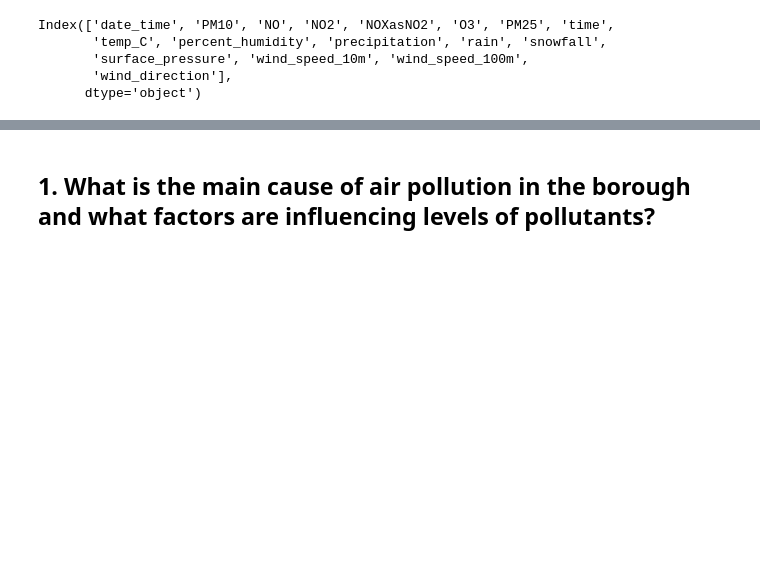
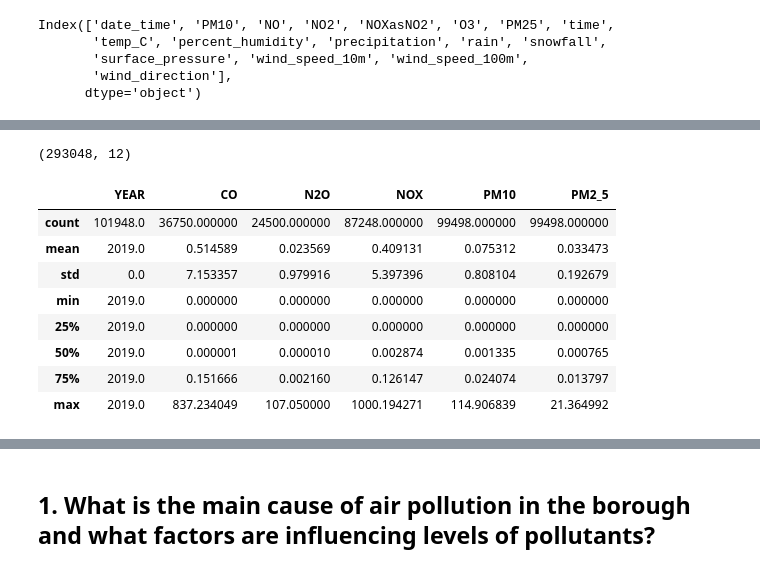
Before and after one commit to Frannerz/air_pollution_analysis, a Jupyter notebook: air_pollution_hammersmith.ipynb, the cells around one changed output, grey strips where cells are left out. Drawn from its saved outputs; the diff is of its cells as text; code cells hidden in the pictures; blank space fills up the shorter version.

```diff
--- a/air_pollution_hammersmith.ipynb
+++ b/air_pollution_hammersmith.ipynb
@@ -777,0 +826,4 @@ weather_aq_AQE.head()
+# %%
+# Changing all columns to upper case
+laei_df.columns = laei_df.columns.str.upper()
+laei_df.columns.values
@@ -777,0 +836,4 @@ weather_aq_AQE.head()
+# %%
+# Renaming PM2.5 column to remove '.'
+laei_df = laei_df.rename(columns = {'PM2.5':'PM2_5'})
+laei_df.columns.values
@@ -777,0 +846,5 @@ weather_aq_AQE.head()
+# %%
+# Removing columns not needed for analysis
+laei_df.drop(columns=['GRID ID 2019', 'LAEI 1KM2 ID', 'EASTING', 'NORTHING','BAP', 'CD', 'C4H6', 'C6H6', 'CH4', 'CO2', 'HC', 'HCL', 'HG', 'NH3', 'NMVOC', 'PB',
+                       'PCB', 'SO2'], inplace=True )
+laei_df.info()
@@ -777,0 +871,27 @@ weather_aq_AQE.head()
+# %%
+# Removing rows not needed for analysis
+
+# We will not be looking at data fo 2025 and 2030 and also data for NON-GLA
+
+laei_df.shape #check intial number of records(rows)
+
+laei_df = laei_df.loc[laei_df['YEAR'] != 2030]
+laei_df = laei_df.loc[laei_df['YEAR'] != 2025]
+laei_df = laei_df.loc[laei_df['BOROUGH'] != 'Non GLA']
+
+laei_df.shape #check final number of records(rows)
+# %% [output]
+(293048, 12)
+# %%
+# Brief look at statistics for each year
+laei_df[laei_df['YEAR'] == 2019].describe()
+# %% [output]
+|  | YEAR | CO | N2O | NOX | PM10 | PM2_5 |
+| count | 101948.0 | 36750.000000 | 24500.000000 | 87248.000000 | 99498.000000 | 99498.000000 |
+| mean | 2019.0 | 0.514589 | 0.023569 | 0.409131 | 0.075312 | 0.033473 |
+| std | 0.0 | 7.153357 | 0.979916 | 5.397396 | 0.808104 | 0.192679 |
+| min | 2019.0 | 0.000000 | 0.000000 | 0.000000 | 0.000000 | 0.000000 |
+| 25% | 2019.0 | 0.000000 | 0.000000 | 0.000000 | 0.000000 | 0.000000 |
+| 50% | 2019.0 | 0.000001 | 0.000010 | 0.002874 | 0.001335 | 0.000765 |
+| 75% | 2019.0 | 0.151666 | 0.002160 | 0.126147 | 0.024074 | 0.013797 |
+| max | 2019.0 | 837.234049 | 107.050000 | 1000.194271 | 114.906839 | 21.364992 |
```
Also changed, not shown: parts of 53 cells of this notebook, 17 other files.
